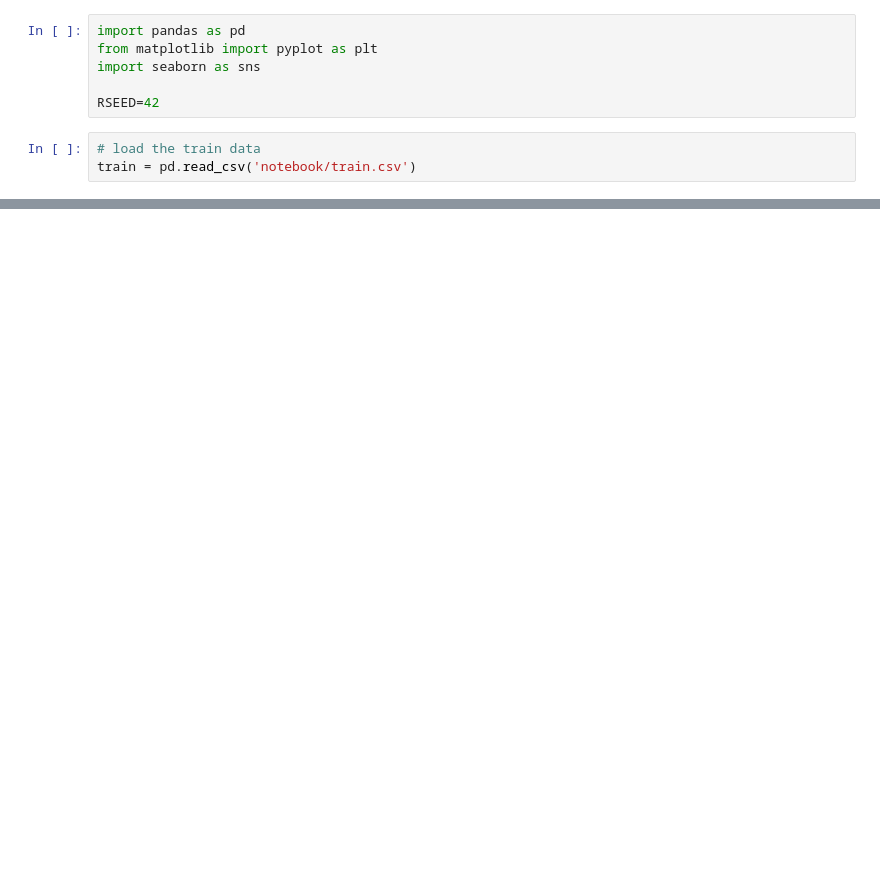
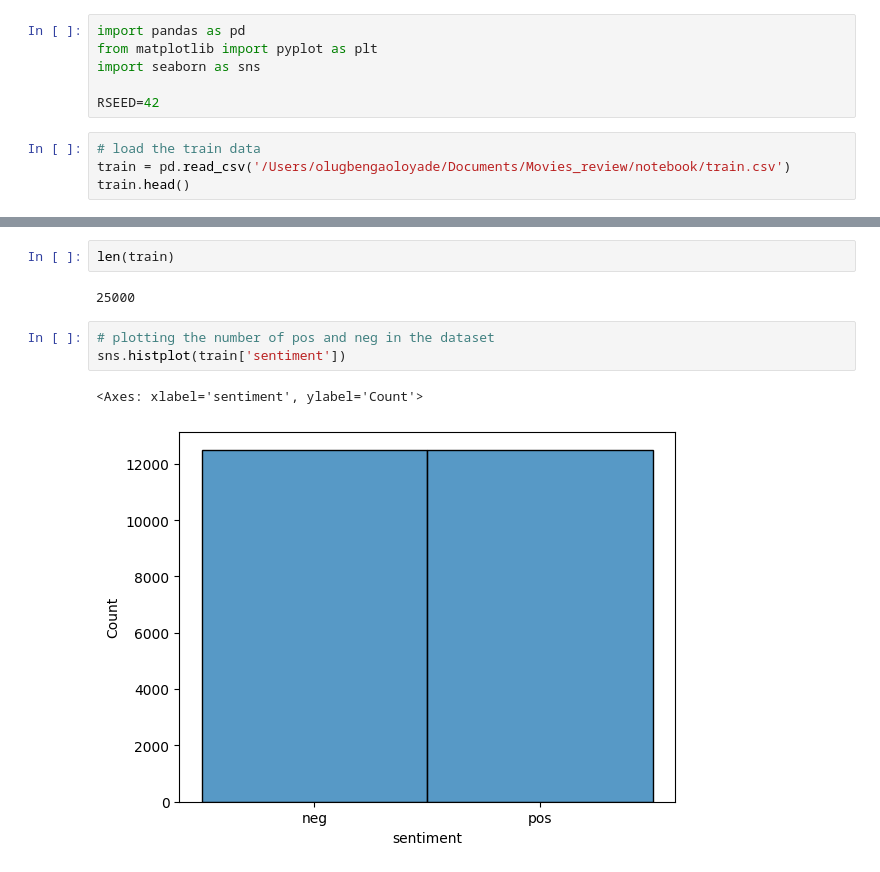
Before and after one commit to olugbengaoloyade/Movies_review, a Jupyter notebook: notebook/movie.ipynb, the cells around one changed output, grey strips where cells are left out. Cells and saved outputs as stored; diff of their text form; blank space fills up the shorter version.

```diff
--- a/notebook/movie.ipynb
+++ b/notebook/movie.ipynb
@@ -19,5 +19,6 @@ import seaborn as sns
 RSEED=42
 # %%
 # load the train data
-train = pd.read_csv('notebook/train.csv')
+train = pd.read_csv('/Users/olugbengaoloyade/Documents/Movies_review/notebook/train.csv')
+train.head()
 # %% [output]
@@ -24,0 +47,10 @@ FileNotFoundError: [Errno 2] No such file or directory: 'notebook/train.csv'
+# %%
+len(train)
+# %% [output]
+25000
+# %%
+# plotting the number of pos and neg in the dataset
+sns.histplot(train['sentiment'])
+# %% [output]
+<Axes: xlabel='sentiment', ylabel='Count'>
+[figure, added]
```
Also changed, not shown: parts of 62 cells of this notebook.
